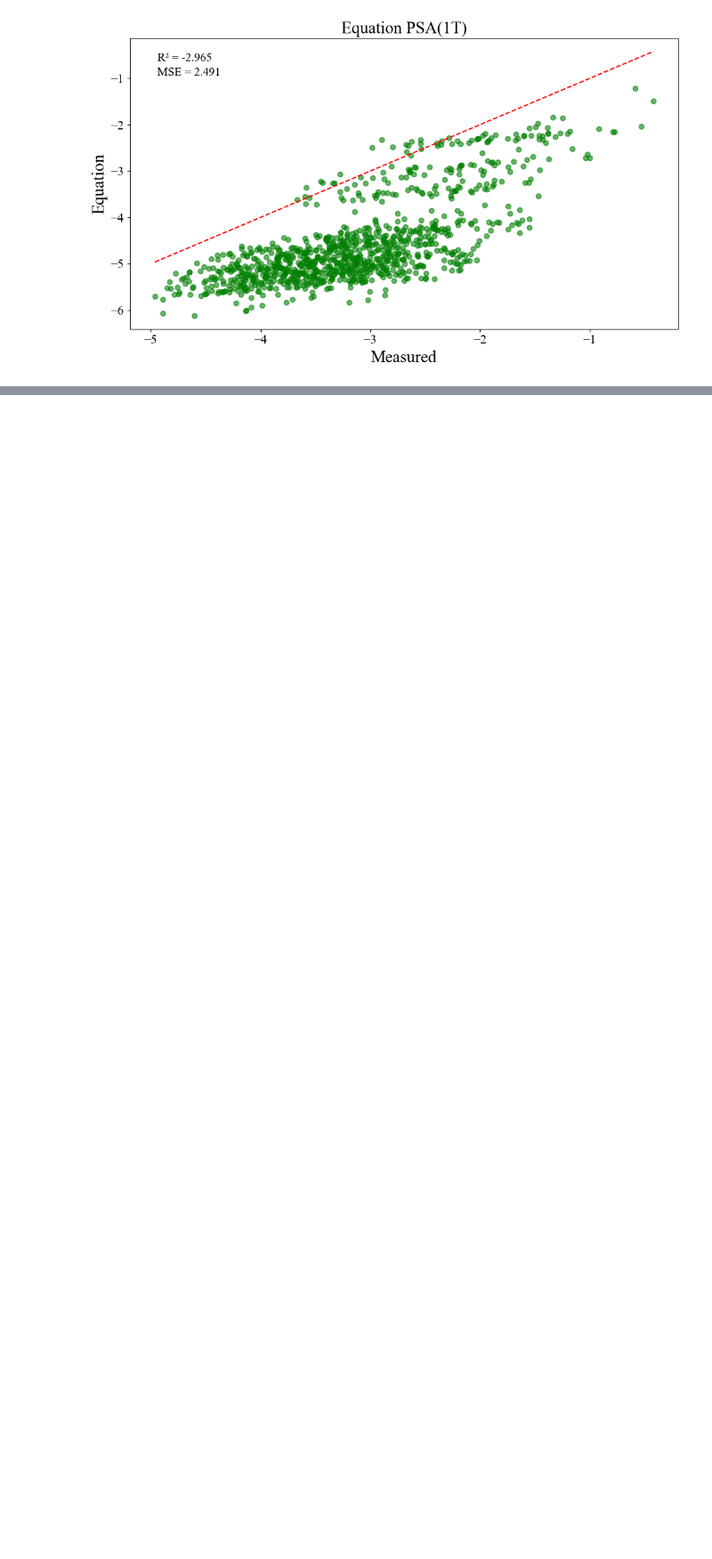
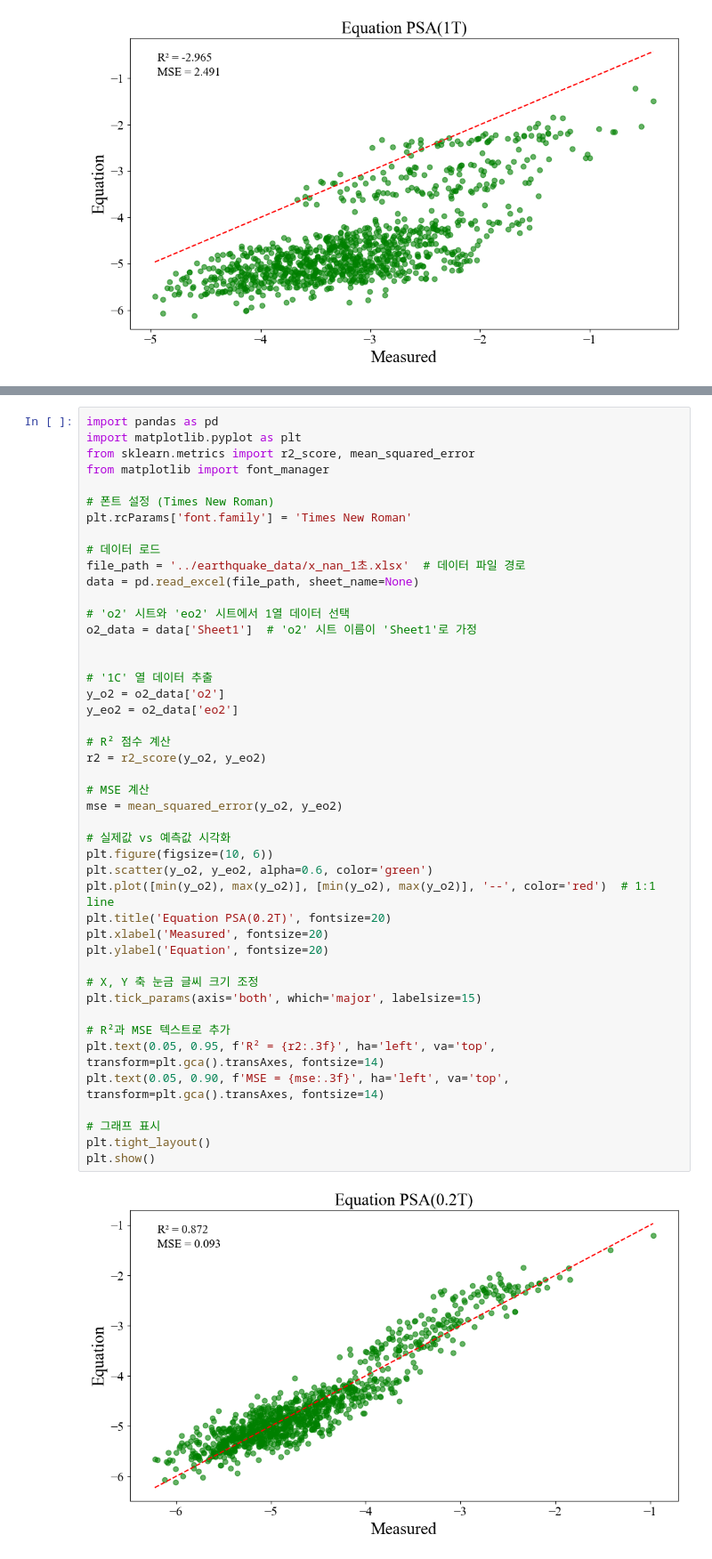
Before and after one commit to kosb123/Punching-shear, a Jupyter notebook: earthquake_code/result.ipynb, the cells around one changed output, grey strips where cells are left out. Shown at 89% size. Cells and saved outputs as stored; diff of their text form; blank space fills up the shorter version.

```diff
--- a/earthquake_code/result.ipynb
+++ b/earthquake_code/result.ipynb
@@ -666,0 +669,47 @@ plt.show()
+# %%
+import pandas as pd
+import matplotlib.pyplot as plt
+from sklearn.metrics import r2_score, mean_squared_error
+from matplotlib import font_manager
+
+# 폰트 설정 (Times New Roman)
+plt.rcParams['font.family'] = 'Times New Roman'
+
+# 데이터 로드
+file_path = '../earthquake_data/x_nan_1초.xlsx'  # 데이터 파일 경로
+data = pd.read_excel(file_path, sheet_name=None)
+
+# 'o2' 시트와 'eo2' 시트에서 1열 데이터 선택
+o2_data = data['Sheet1']  # 'o2' 시트 이름이 'Sheet1'로 가정
+
+
+# '1C' 열 데이터 추출
+y_o2 = o2_data['o2']
+y_eo2 = o2_data['eo2']
+
+# R² 점수 계산
+r2 = r2_score(y_o2, y_eo2)
+
+# MSE 계산
+mse = mean_squared_error(y_o2, y_eo2)
+
+# 실제값 vs 예측값 시각화
+plt.figure(figsize=(10, 6))
+plt.scatter(y_o2, y_eo2, alpha=0.6, color='green')
+plt.plot([min(y_o2), max(y_o2)], [min(y_o2), max(y_o2)], '--', color='red')  # 1:1 line
+plt.title('Equation PSA(0.2T)', fontsize=20)
+plt.xlabel('Measured', fontsize=20)
+plt.ylabel('Equation', fontsize=20)
+
+# X, Y 축 눈금 글씨 크기 조정
+plt.tick_params(axis='both', which='major', labelsize=15)
+
+# R²과 MSE 텍스트로 추가
+plt.text(0.05, 0.95, f'R² = {r2:.3f}', ha='left', va='top', transform=plt.gca().transAxes, fontsize=14)
+plt.text(0.05, 0.90, f'MSE = {mse:.3f}', ha='left', va='top', transform=plt.gca().transAxes, fontsize=14)
+
+# 그래프 표시
+plt.tight_layout()
+plt.show()
+# %% [output]
+[figure, added]
```
Also changed, not shown: parts of 5 cells of this notebook, 4 other files.
